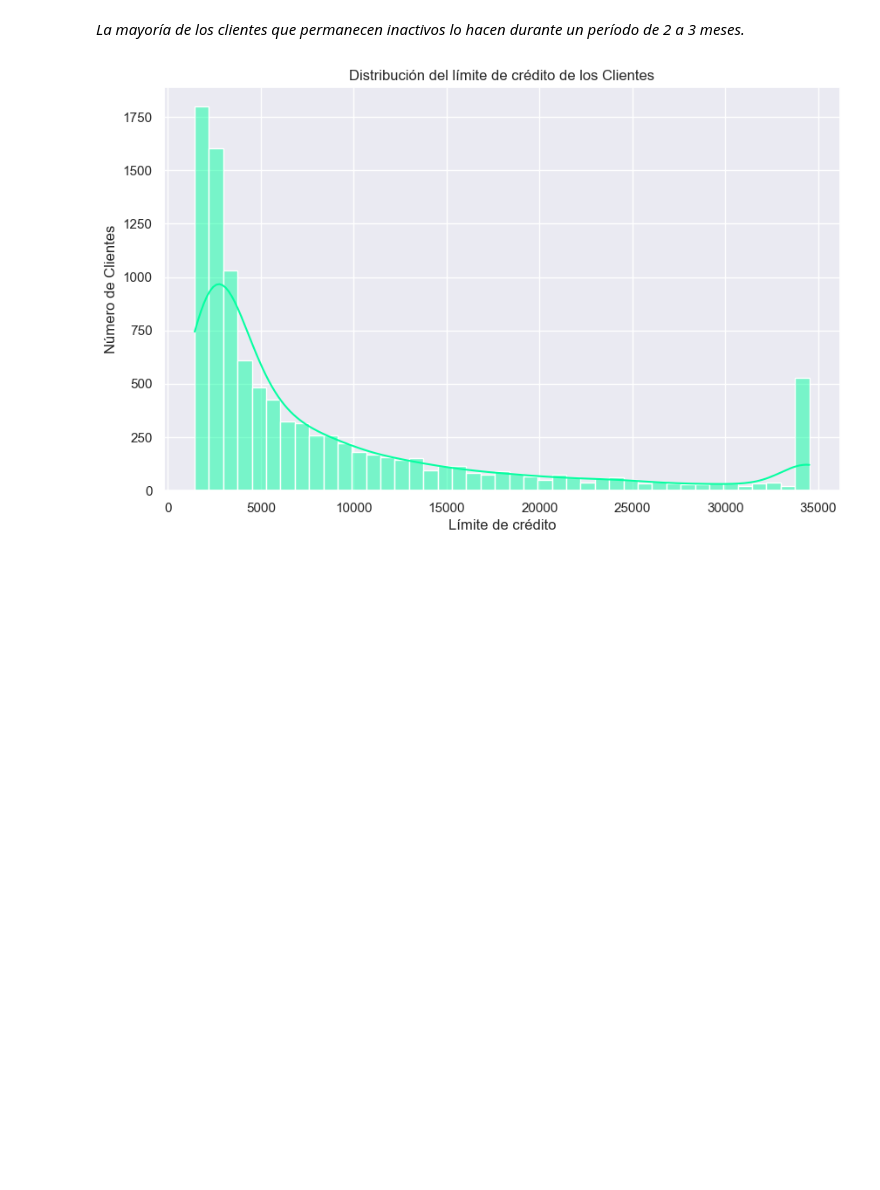
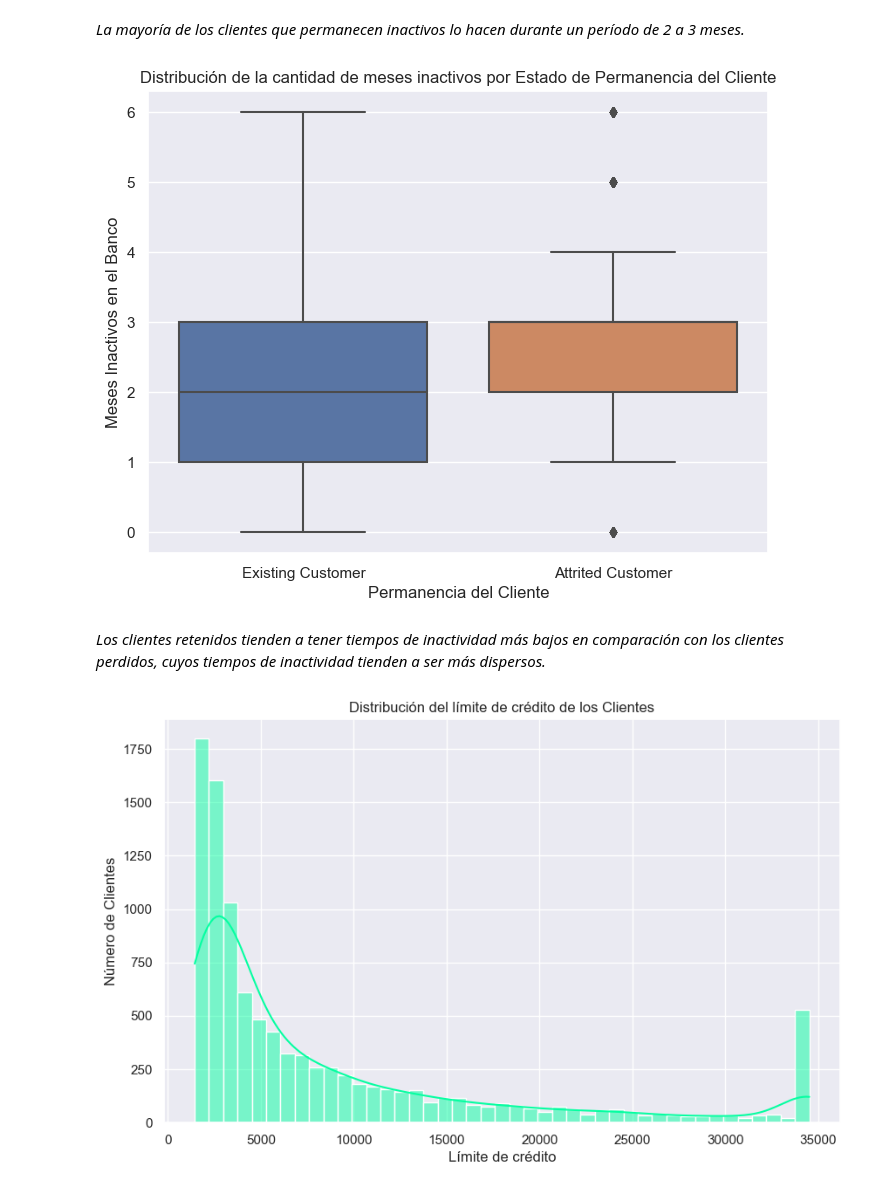
Before and after one commit to ApocalypseScrambler/datascience2, a Jupyter notebook: Data_StoryTelling_Insights - Reyes Luis - 46270.ipynb, the cells around one changed output. Cells and saved outputs as stored; diff of their text form; code cells hidden in the pictures; blank space fills up the shorter version.

```diff
--- a/Data_StoryTelling_Insights - Reyes Luis - 46270.ipynb
+++ b/Data_StoryTelling_Insights - Reyes Luis - 46270.ipynb
@@ -643,6 +643,17 @@ plt.show()
 [figure]
 # %% [markdown]
 *La mayoría de los clientes que permanecen inactivos lo hacen durante un período de 2 a 3 meses.*
+# %%
+plt.figure(figsize=(8, 6))
+sns.boxplot(x='Attrition_Flag', y='Months_Inactive_12_mon', data=df)
+plt.title("Distribución de la cantidad de meses inactivos por Estado de Permanencia del Cliente")
+plt.xlabel("Permanencia del Cliente")
+plt.ylabel("Meses Inactivos en el Banco")
+plt.show()
+# %% [output]
+[figure, added]
+# %% [markdown]
+*Los clientes retenidos tienden a tener tiempos de inactividad más bajos en comparación con los clientes perdidos, cuyos tiempos de inactividad tienden a ser más dispersos.*
 # %%
 #Ahora la distribución del Credit_Limit
 plt.figure(figsize=(10, 6))
```
Also changed, not shown: parts of 8 cells of this notebook.
